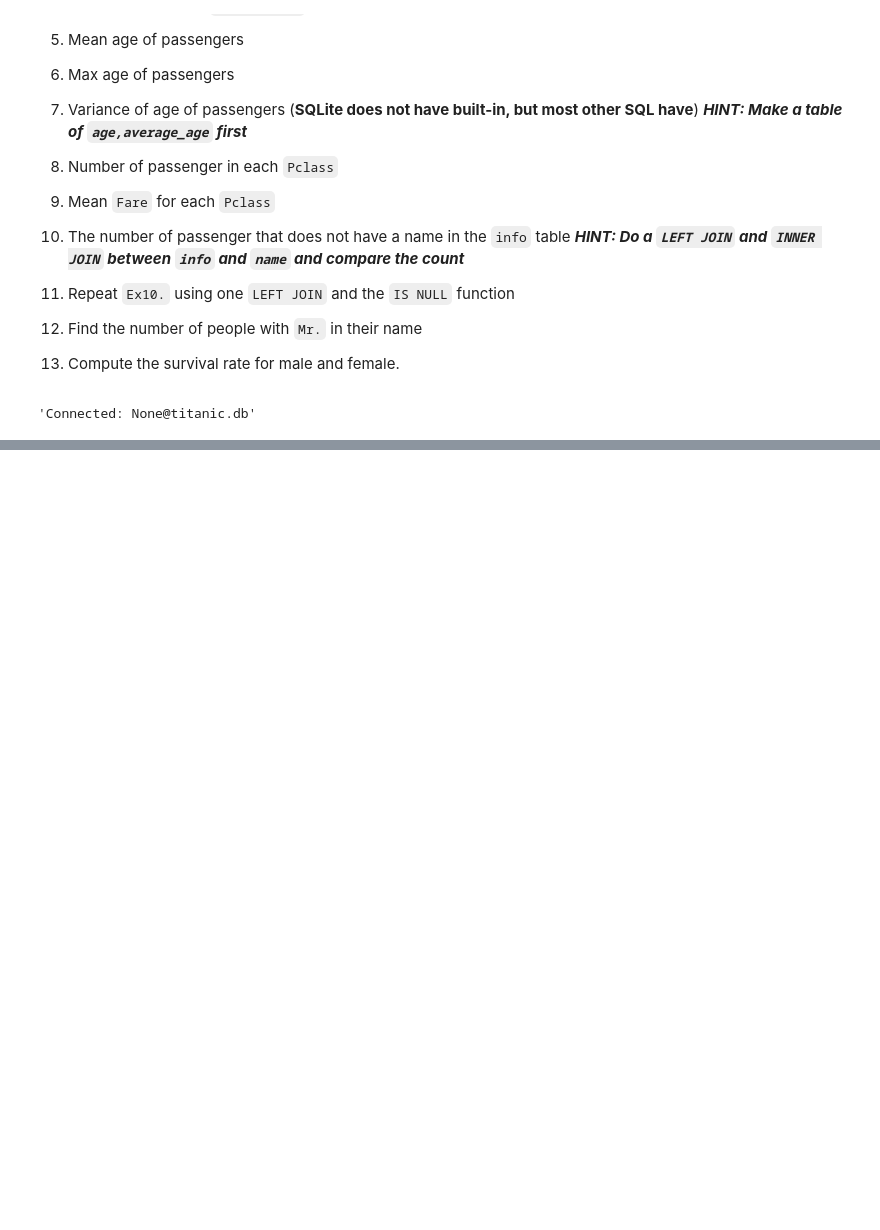
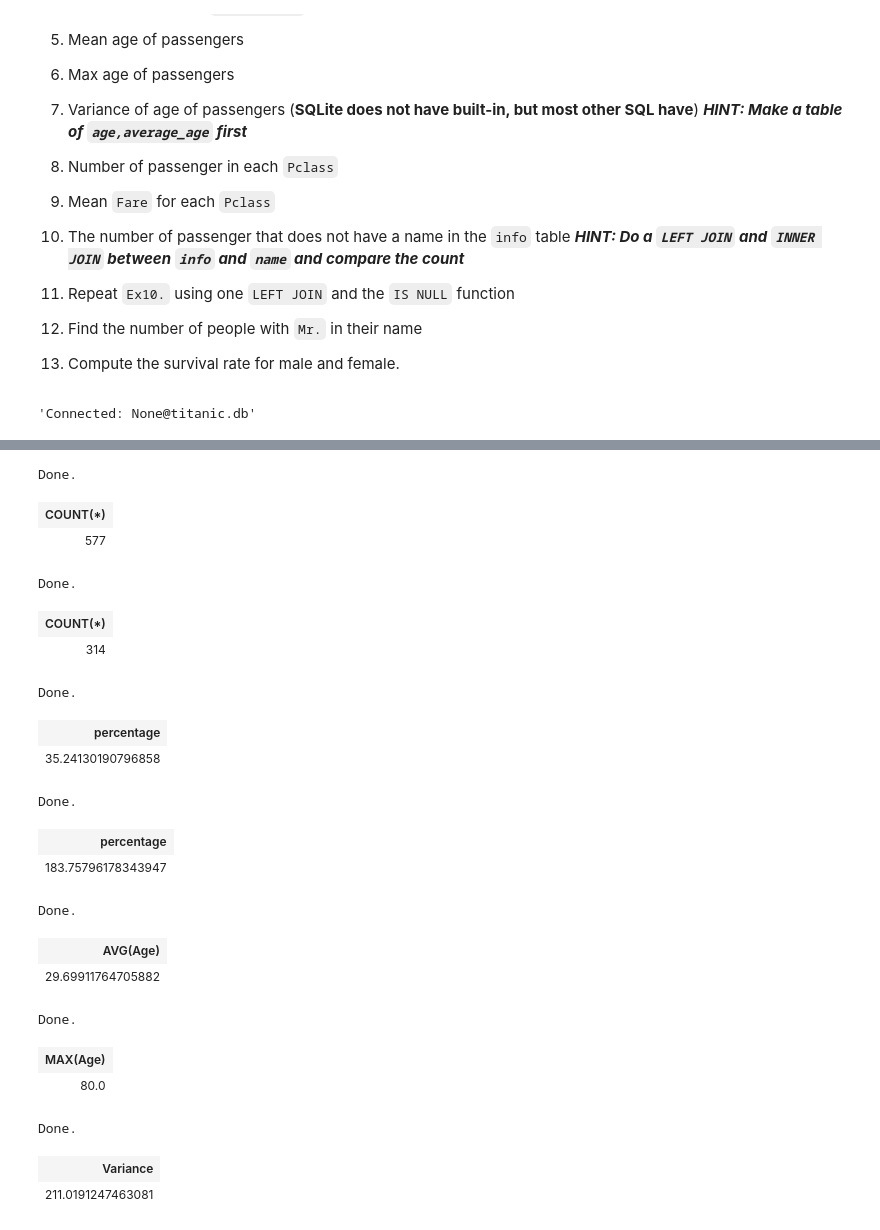
Before and after one commit to vsquared10/DSCI6002-student, a Jupyter notebook: week1/1-2_Data/DSCI6002-1.2-Lab-Copy1.ipynb, the cells around one changed output, grey strips where cells are left out. Saved outputs shown, nothing was run; the diff lists cells and outputs as text; code cells hidden in the pictures; blank space fills up the shorter version.

```diff
--- a/week1/1-2_Data/DSCI6002-1.2-Lab-Copy1.ipynb
+++ b/week1/1-2_Data/DSCI6002-1.2-Lab-Copy1.ipynb
@@ -996,0 +912,58 @@ SELECT (SELECT COUNT(*) FROM info WHERE Survived LIKE "1" AND Sex = "female" GRO
+# %%
+
+%%sql
+SELECT COUNT(*) FROM info
+WHERE Sex = "male";
+# %% [output]
+Done.
+| COUNT(*) |
+| 577 |
+# %%
+
+%%sql
+SELECT COUNT(*) FROM info
+WHERE Sex = "female";
+# %% [output]
+Done.
+| COUNT(*) |
+| 314 |
+# %%
+%%sql
+SELECT ((SELECT CAST(COUNT(*) AS FLOAT) FROM info WHERE Sex = "female")
+/(SELECT COUNT(*) FROM info)*100.0) AS percentage;
+# %% [output]
+Done.
+| percentage |
+| 35.24130190796858 |
+# %%
+%%sql
+SELECT (SELECT CAST(COUNT(*) AS FLOAT) FROM info WHERE Sex = "male")/(SELECT COUNT(*) FROM info WHERE Sex = "female")*100.0 AS percentage;
+# %% [output]
+Done.
+| percentage |
+| 183.75796178343947 |
+# %%
+%%sql
+SELECT AVG(Age)
+FROM info;
+# %% [output]
+Done.
+| AVG(Age) |
+| 29.69911764705882 |
+# %%
+%%sql
+SELECT MAX(Age)
+FROM info;
+# %% [output]
+Done.
+| MAX(Age) |
+| 80.0 |
+# %%
+%%sql
+SELECT SUM((Age-(SELECT AVG(Age) FROM info))*
+           (Age-(SELECT AVG(Age) FROM info)) ) / (COUNT(Age)-1) AS Variance
+FROM info;
+# %% [output]
+Done.
+| Variance |
+| 211.0191247463081 |
```
Also changed, not shown: parts of 34 cells of this notebook, 12 other files.
